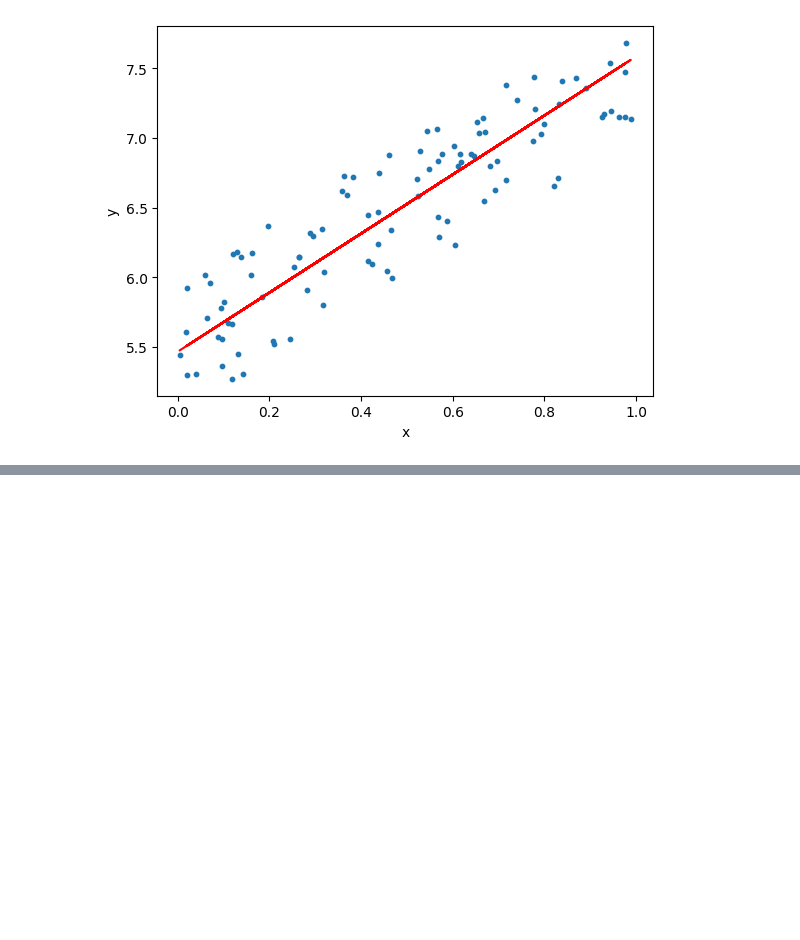
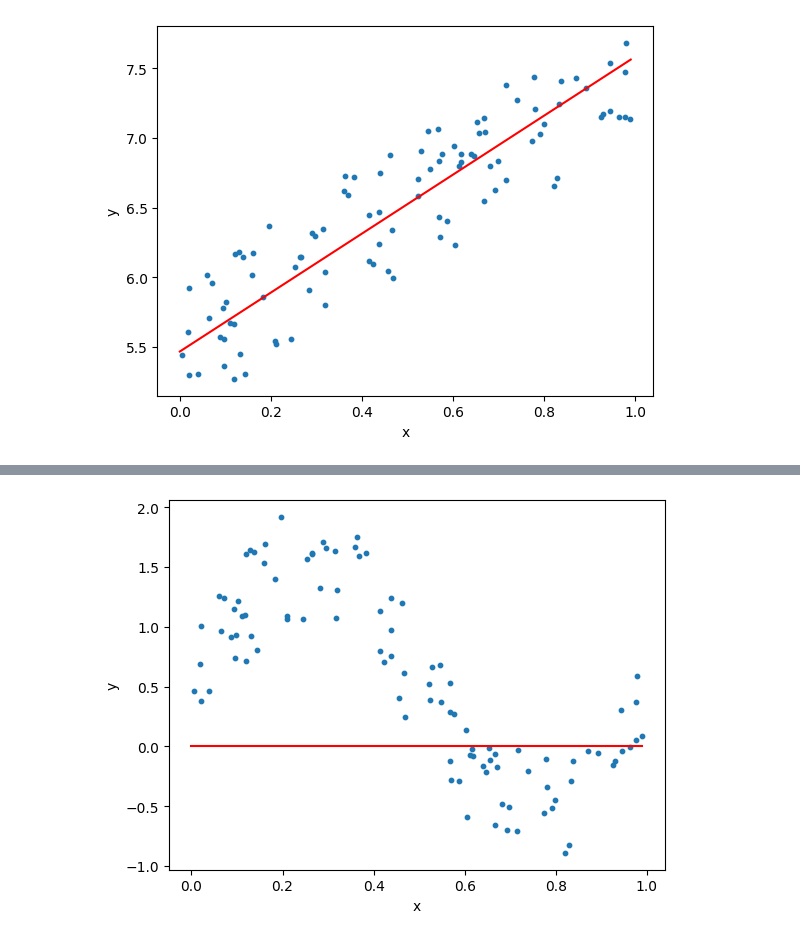
Before and after one commit to KangHoML/DeZero, a Jupyter notebook: progress.ipynb, the cells around one changed output, grey strips where cells are left out. Saved outputs shown, nothing was run; the diff lists cells and outputs as text; code cells hidden in the pictures; blank space fills up the shorter version.

```diff
--- a/progress.ipynb
+++ b/progress.ipynb
@@ -619,0 +635,22 @@ plot_graph(x, y, y_pred)
+# %%
+import dezero.functions as F
+from dezero import Variable
+
+I, H, O = 1, 10, 1
+
+# 가중치 초기화
+W1 = Variable(0.01 * np.random.randn(I, H)) # 표준편차 0.01
+b1 = Variable(np.zeros(H))
+W2 = Variable(0.01 * np.random.randn(H, O))
+b2 = Variable(np.zeros(O))
+
+# 신경망 추론 코드
+def predict(x):
+    y = F.linear(x, W1, b1)
+    y = F.sigmoid(y)
+    y = F.linear(y, W2, b2)
+    return y
+
+plot_graph(x, y, predict)
+# %% [output]
+[figure, added]
```
Also changed, not shown: parts of 6 cells of this notebook, 1 other file.
